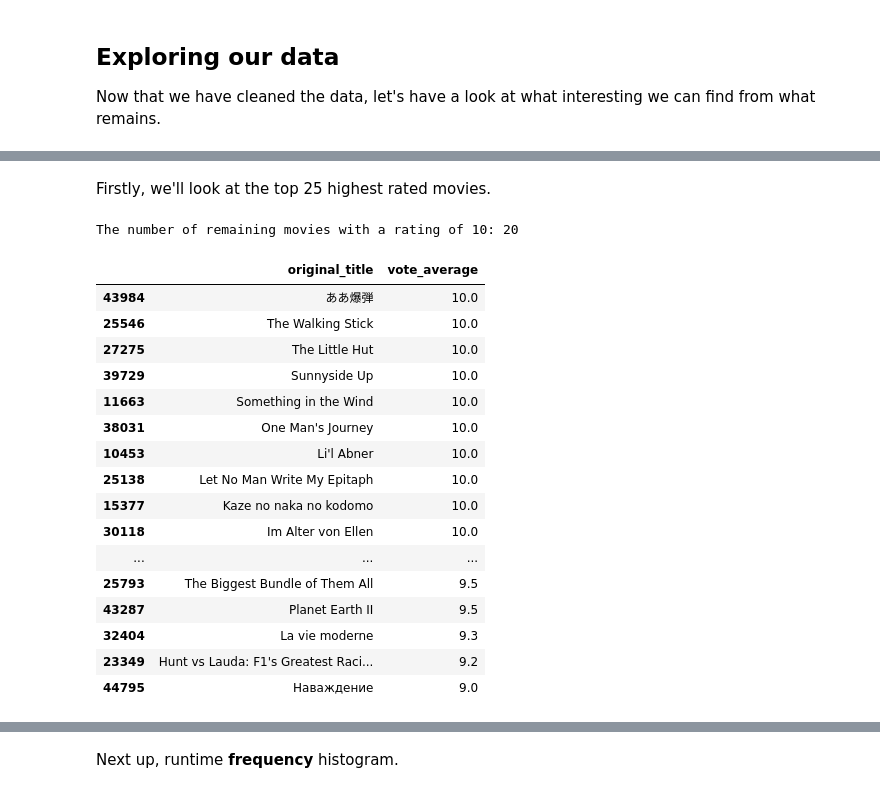
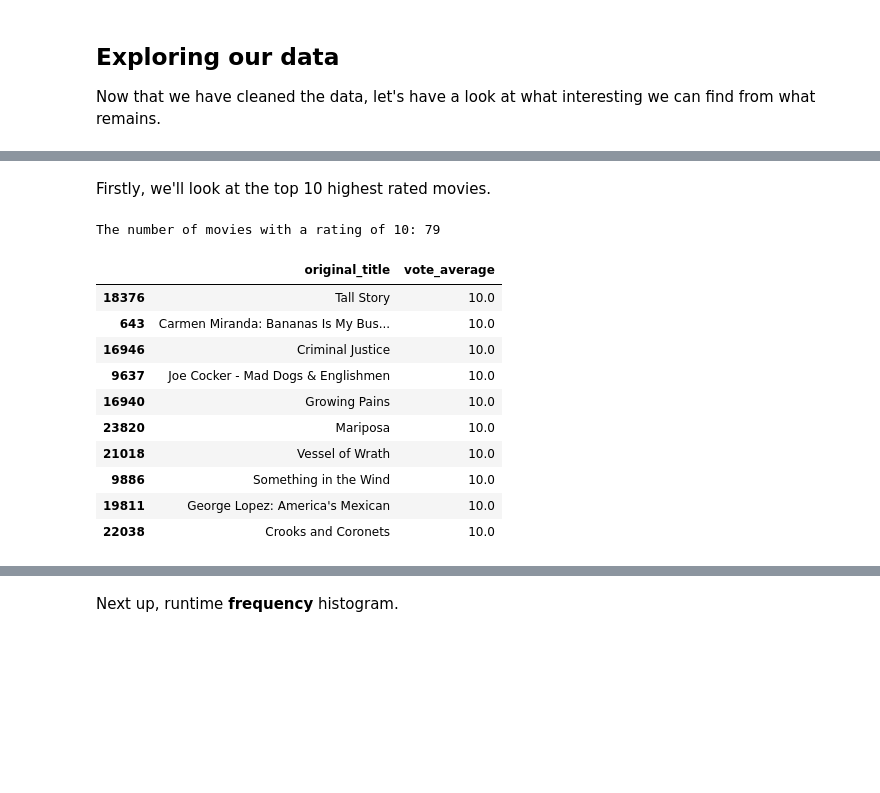
Before and after one commit to kevinkliimask/ids2022, a Jupyter notebook: Final_notebook_demo.ipynb, the cells around one changed output, grey strips where cells are left out. Saved outputs shown, nothing was run; the diff lists cells and outputs as text; code cells hidden in the pictures; blank space fills up the shorter version.

```diff
--- a/Final_notebook_demo.ipynb
+++ b/Final_notebook_demo.ipynb
@@ -16,12 +16,16 @@ We will be using the selected columns from the report.
 # %%
 import pandas as pd
 import matplotlib.pyplot as plt
+from sklearn.preprocessing import MultiLabelBinarizer
+from sklearn.model_selection import train_test_split
+from sklearn.linear_model import LinearRegression, Ridge, Lasso
+import math
 import ast
 %matplotlib inline
 
 data = pd.read_csv('movies_metadata.csv', skiprows=[19730, 19731, 29503, 29504, 35587, 35588],
-                   usecols=['id', 'original_title', 'original_language', 'genres', 'production_companies',
-                            'production_countries', 'runtime', 'vote_average'])
+                   usecols=['original_title', 'original_language', 'genres', 'production_companies',
+                            'production_countries', 'runtime', 'revenue', 'release_date', 'vote_average'])
 # %% [markdown]
 ## Preprocessing the data
 
@@ -29,8 +33,7 @@ First off we'll remove all the duplicate rows (movies) and then lose the **'id'*
 # %%
 print(f'The number of movies before removing the duplicates: {len(data)}')
-data = data.drop_duplicates(subset='id', ignore_index=True)
+data = data.drop_duplicates(ignore_index=True)
 
-data = data.drop(columns=['id'])
 print(f'The number of movies after removing the duplicates: {len(data)}')
 
 data.head()
@@ -72,7 +76,8 @@ Next we will remove all the movies that have:
 print(f'The number of movies before removing all of the mentioned movies above: {len(data)}')
 
 data = data.dropna()
-data = data[(data.runtime > 0) & (data.genres.str.len() > 0) & (data.production_companies.str.len() > 0) & (data.production_countries.str.len() > 0)]
+data = data[(data.runtime > 0) & (data.vote_average > 0) & (data.genres.str.len() > 0) & (data.production_companies.str.len() > 0) & (data.production_countries.str.len() > 0)]
+data = data.reset_index(drop=True)
 
 print(f'The number of movies after removing all of the mentioned movies above: {len(data)}')
 # %% [output]
@@ -112,8 +111,0 @@ Then, movies without production companies will be filtered out.
-# %%
-print(f'The number of movies before filtering production companies: {len(data)}')
-
-data['production_companies'] = data['production_companies'].apply(lambda companies_list: [company for company in companies_list if company in top_companies])
-
-data = data[data.production_companies.str.len() > 0]
-
-print(f'The number of movies after filtering production companies: {len(data)}')
@@ -152,25 +125,19 @@ data.head()
 # %% [markdown]
-Firstly, we'll look at the top 25 highest rated movies.
+Firstly, we'll look at the top 10 highest rated movies.
 # %%
-print(f'The number of remaining movies with a rating of 10: {len(data[data.vote_average == 10])}')
-data.sort_values(by=['vote_average', 'original_title'], ascending=False).head(25)[['original_title', 'vote_average']]
+print(f'The number of movies with a rating of 10: {len(data[data.vote_average == 10])}')
+data.sort_values(by=['vote_average'], ascending=False).head(10)[['original_title', 'vote_average']]
 # %% [output]
-The number of remaining movies with a rating of 10: 20
+The number of movies with a rating of 10: 79
 |  | original_title | vote_average |
-| 43984 | ああ爆弾 | 10.0 |
-| 25546 | The Walking Stick | 10.0 |
-| 27275 | The Little Hut | 10.0 |
-| 39729 | Sunnyside Up | 10.0 |
-| 11663 | Something in the Wind | 10.0 |
-| 38031 | One Man's Journey | 10.0 |
-| 10453 | Li'l Abner | 10.0 |
-| 25138 | Let No Man Write My Epitaph | 10.0 |
-| 15377 | Kaze no naka no kodomo | 10.0 |
-| 30118 | Im Alter von Ellen | 10.0 |
-| ... | ... | ... |
-| 25793 | The Biggest Bundle of Them All | 9.5 |
-| 43287 | Planet Earth II | 9.5 |
-| 32404 | La vie moderne | 9.3 |
-| 23349 | Hunt vs Lauda: F1's Greatest Raci... | 9.2 |
-| 44795 | Наваждение | 9.0 |
+| 18376 | Tall Story | 10.0 |
+| 643 | Carmen Miranda: Bananas Is My Bus... | 10.0 |
+| 16946 | Criminal Justice | 10.0 |
+| 9637 | Joe Cocker - Mad Dogs & Englishmen | 10.0 |
+| 16940 | Growing Pains | 10.0 |
+| 23820 | Mariposa | 10.0 |
+| 21018 | Vessel of Wrath | 10.0 |
+| 9886 | Something in the Wind | 10.0 |
+| 19811 | George Lopez: America's Mexican | 10.0 |
+| 22038 | Crooks and Coronets | 10.0 |
 # %% [markdown]
```
Also changed, not shown: parts of 50 cells of this notebook.
